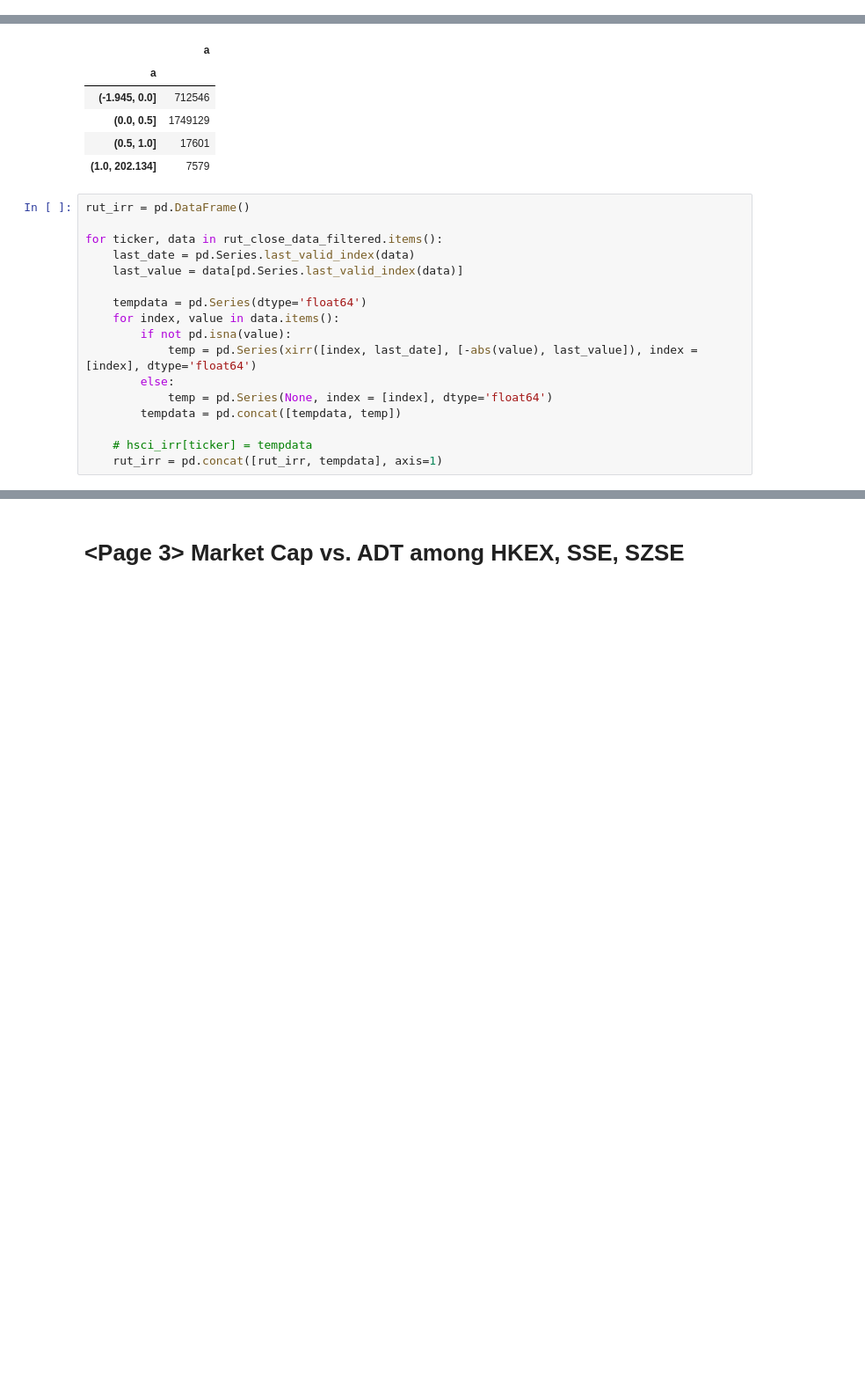
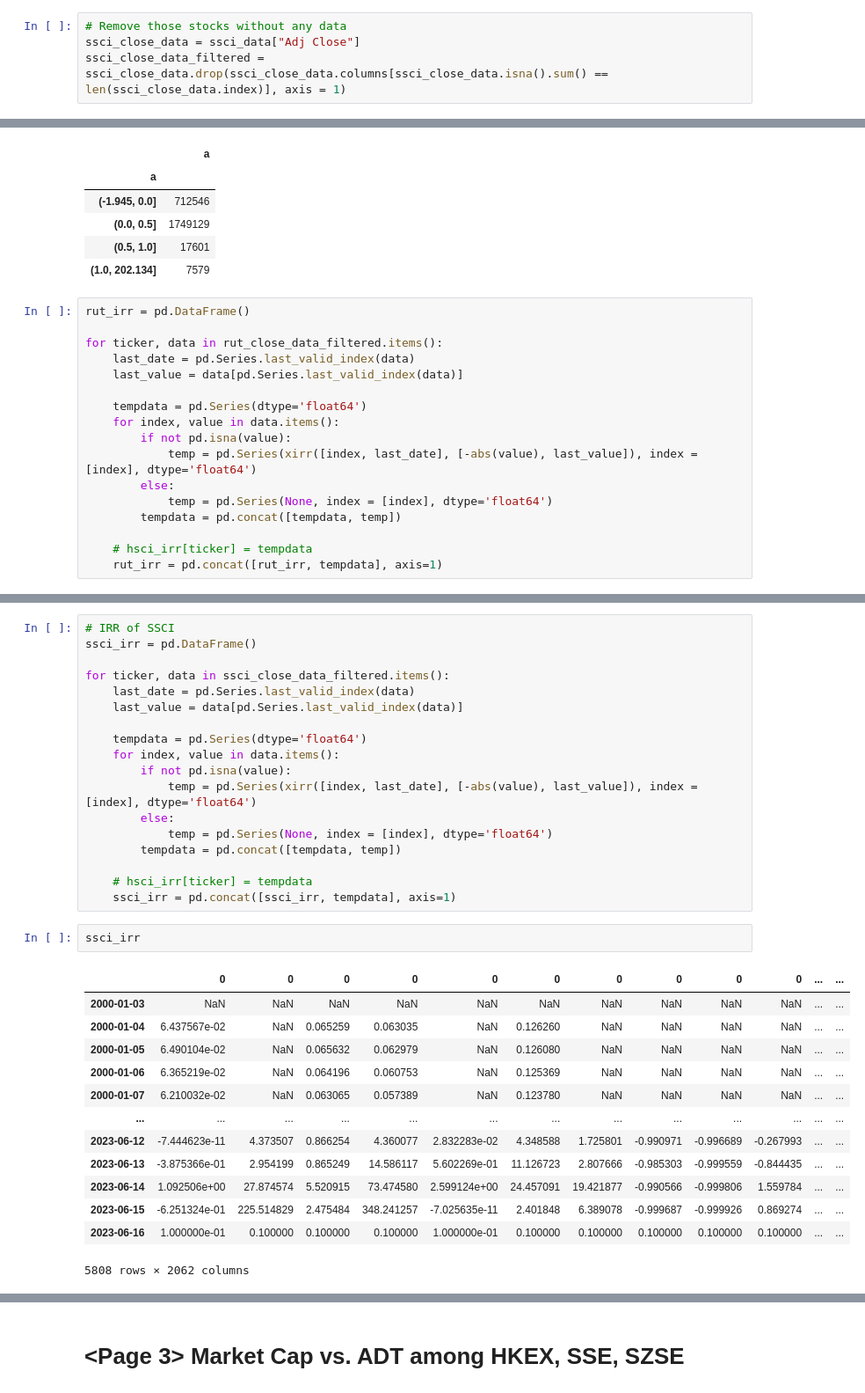
Before and after one commit to ckyma/exchatbook, a Jupyter notebook: getYahooData.ipynb, the cells around one changed output, grey strips where cells are left out. Shown at 88% size. Cells and saved outputs as stored; diff of their text form; blank space fills up the shorter version.

```diff
--- a/getYahooData.ipynb
+++ b/getYahooData.ipynb
@@ -936,2 +936,6 @@ ftas_close_data_filtered = ftas_close_data.drop(ftas_close_data.columns[ftas_clo
 rut_close_data = rut_data["Adj Close"]
 rut_close_data_filtered = rut_close_data.drop(rut_close_data.columns[rut_close_data.isna().sum() == len(rut_close_data.index)], axis = 1)
+# %%
+# Remove those stocks without any data
+ssci_close_data = ssci_data["Adj Close"]
+ssci_close_data_filtered = ssci_close_data.drop(ssci_close_data.columns[ssci_close_data.isna().sum() == len(ssci_close_data.index)], axis = 1)
@@ -1196,0 +1252,34 @@ for ticker, data in rut_close_data_filtered.items():
+# %%
+# IRR of SSCI
+ssci_irr = pd.DataFrame()
+
+for ticker, data in ssci_close_data_filtered.items():
+    last_date = pd.Series.last_valid_index(data)
+    last_value = data[pd.Series.last_valid_index(data)]
+
+    tempdata = pd.Series(dtype='float64')
+    for index, value in data.items():
+        if not pd.isna(value):
+            temp = pd.Series(xirr([index, last_date], [-abs(value), last_value]), index = [index], dtype='float64')
+        else:
+            temp = pd.Series(None, index = [index], dtype='float64')
+        tempdata = pd.concat([tempdata, temp])
+
+    # hsci_irr[ticker] = tempdata
+    ssci_irr = pd.concat([ssci_irr, tempdata], axis=1)
+# %%
+ssci_irr
+# %% [output]
+|  | 0 | 0 | 0 | 0 | 0 | 0 | 0 | 0 | 0 | 0 | ... | ... |
+| 2000-01-03 | NaN | NaN | NaN | NaN | NaN | NaN | NaN | NaN | NaN | NaN | ... | ... |
+| 2000-01-04 | 6.437567e-02 | NaN | 0.065259 | 0.063035 | NaN | 0.126260 | NaN | NaN | NaN | NaN | ... | ... |
+| 2000-01-05 | 6.490104e-02 | NaN | 0.065632 | 0.062979 | NaN | 0.126080 | NaN | NaN | NaN | NaN | ... | ... |
+| 2000-01-06 | 6.365219e-02 | NaN | 0.064196 | 0.060753 | NaN | 0.125369 | NaN | NaN | NaN | NaN | ... | ... |
+| 2000-01-07 | 6.210032e-02 | NaN | 0.063065 | 0.057389 | NaN | 0.123780 | NaN | NaN | NaN | NaN | ... | ... |
+| ... | ... | ... | ... | ... | ... | ... | ... | ... | ... | ... | ... | ... |
+| 2023-06-12 | -7.444623e-11 | 4.373507 | 0.866254 | 4.360077 | 2.832283e-02 | 4.348588 | 1.725801 | -0.990971 | -0.996689 | -0.267993 | ... | ... |
+| 2023-06-13 | -3.875366e-01 | 2.954199 | 0.865249 | 14.586117 | 5.602269e-01 | 11.126723 | 2.807666 | -0.985303 | -0.999559 | -0.844435 | ... | ... |
+| 2023-06-14 | 1.092506e+00 | 27.874574 | 5.520915 | 73.474580 | 2.599124e+00 | 24.457091 | 19.421877 | -0.990566 | -0.999806 | 1.559784 | ... | ... |
+| 2023-06-15 | -6.251324e-01 | 225.514829 | 2.475484 | 348.241257 | -7.025635e-11 | 2.401848 | 6.389078 | -0.999687 | -0.999926 | 0.869274 | ... | ... |
+| 2023-06-16 | 1.000000e-01 | 0.100000 | 0.100000 | 0.100000 | 1.000000e-01 | 0.100000 | 0.100000 | 0.100000 | 0.100000 | 0.100000 | ... | ... |
+5808 rows × 2062 columns
```
Also changed, not shown: parts of 13 cells of this notebook, 7 other files.
